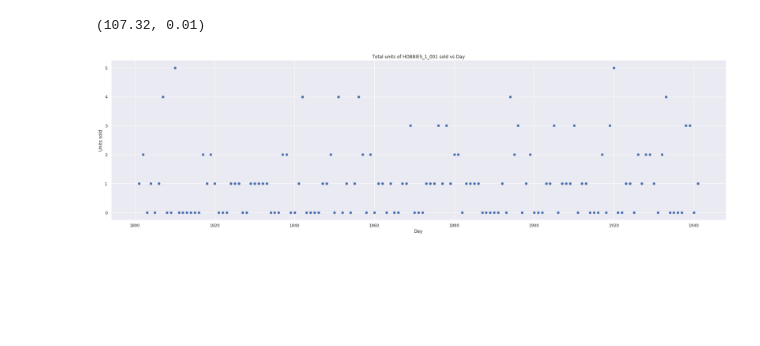
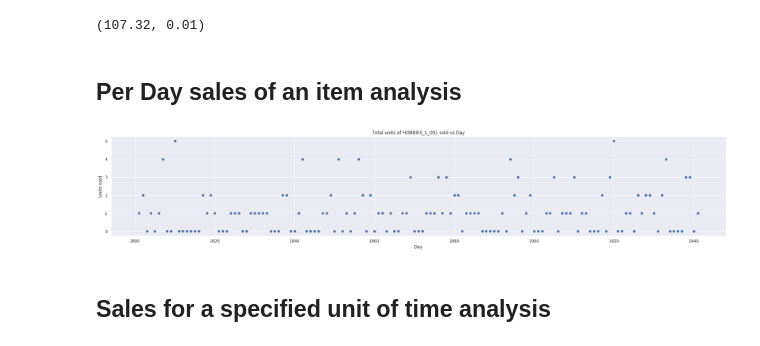
Before and after one commit to Rohan-Agarwal-Developer/walmart-sales-predictions, a Jupyter notebook: main.ipynb, the cells around one changed output. Saved outputs shown, nothing was run; the diff lists cells and outputs as text; code cells hidden in the pictures; blank space fills up the shorter version.

Commit message:
Some analysis graphs

```diff
--- a/main.ipynb
+++ b/main.ipynb
@@ -83,14 +84,18 @@ plt.show()
 max(sell_prices['sell_price']), min(sell_prices['sell_price'])
 # %% [output]
 (107.32, 0.01)
+# %% [markdown]
+## Per Day sales of an item analysis
 # %%
 item_id = 'HOBBIES_1_001'
 example_hobbies1 = data[(data['item_id'] == item_id) & (data['store_id'] == 'CA_1')].to_numpy()[0][6:]
-fig = plt.figure(figsize=(30,8))
+fig = plt.figure(figsize=(30,5))
 plt.scatter(range(1, 1942)[1800:], example_hobbies1[1800:])
 plt.xlabel('Day')
 plt.ylabel('Units sold')
 plt.title(f'Total units of {item_id} sold vs Day')
 plt.show()
 # %% [output]
-[figure, old version]
+[figure, new version]
+# %% [markdown]
+## Sales for a specified unit of time analysis
```
Also changed, not shown: parts of 6 cells of this notebook.
